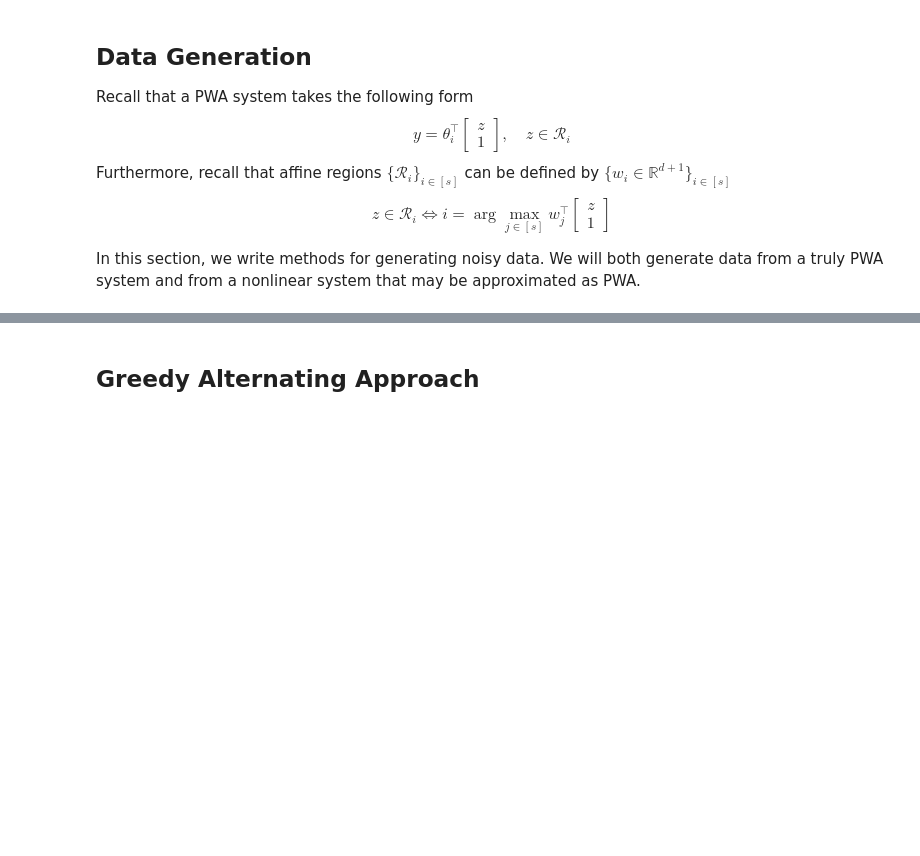
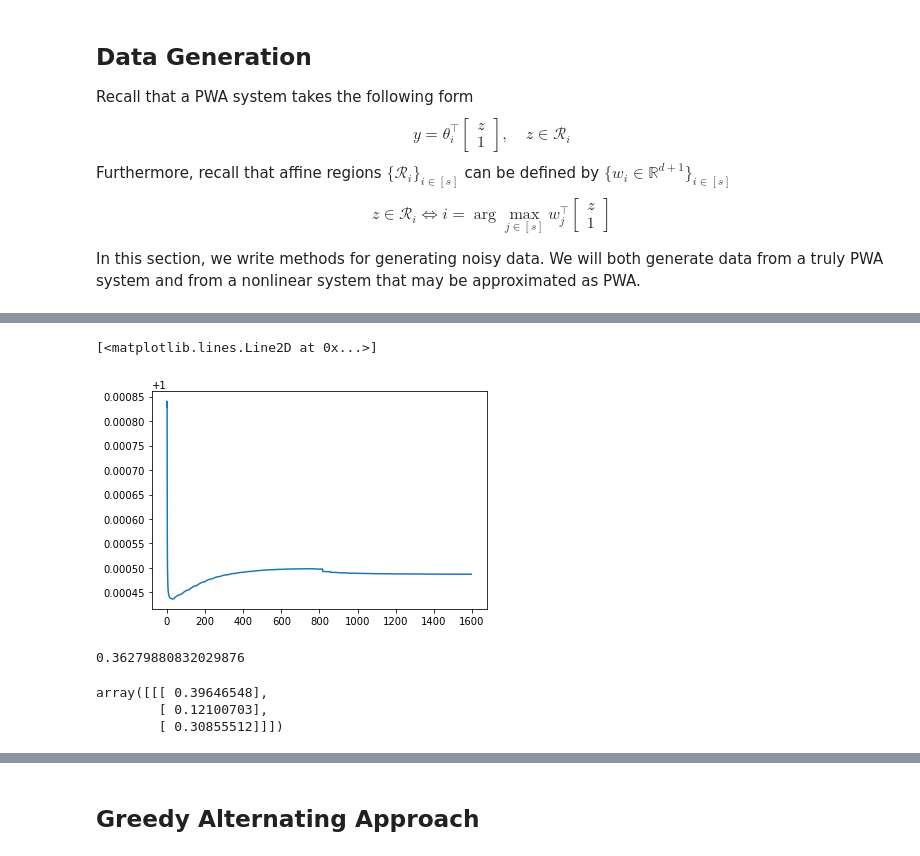
Before and after one commit to DeepakIngole/SwitchSysLMPC, a Jupyter notebook: notebooks/PWA-fitting.ipynb, the cells around one changed output, grey strips where cells are left out. Saved outputs shown, nothing was run; the diff lists cells and outputs as text; code cells hidden in the pictures; blank space fills up the shorter version.

```diff
--- a/notebooks/PWA-fitting.ipynb
+++ b/notebooks/PWA-fitting.ipynb
@@ -76,0 +81,2 @@ plt.figure(); plt.imshow(ys.reshape(N_grid, N_grid), interpolation='none', origi
+# %%
+M0 = np.hstack(X0.T.dot(X0)
@@ -76,0 +85,9 @@ plt.figure(); plt.imshow(ys.reshape(N_grid, N_grid), interpolation='none', origi
+# %%
+theta0 = np.zeros(affines[0].shape) #(affines[0]+0.1*np.random.uniform(size=affines[0].shape))
+# %%
+est = rls.Estimator(theta0, M0)
+# %%
+errors = []
+for i in range(3,len(zs)):
+    est.update(np.hstack([zs[i],[1]]), ys[i])
+    errors.append(np.linalg.norm(est.theta-affines[0]))
@@ -76,0 +103,5 @@ plt.figure(); plt.imshow(ys.reshape(N_grid, N_grid), interpolation='none', origi
+# %%
+plt.plot(errors)
+# %% [output]
+[<matplotlib.lines.Line2D at 0x...>]
+[figure, added]
@@ -76,0 +114,4 @@ plt.figure(); plt.imshow(ys.reshape(N_grid, N_grid), interpolation='none', origi
+# %%
+np.linalg.norm(noisey_affines[0] - affines[0])
+# %% [output]
+0.36279880832029876
@@ -76,0 +120,6 @@ plt.figure(); plt.imshow(ys.reshape(N_grid, N_grid), interpolation='none', origi
+# %%
+clustering.thetas
+# %% [output]
+array([[[ 0.39646548],
+        [ 0.12100703],
+        [ 0.30855512]]])
```
Also changed, not shown: parts of 12 cells of this notebook, 2 other files.
